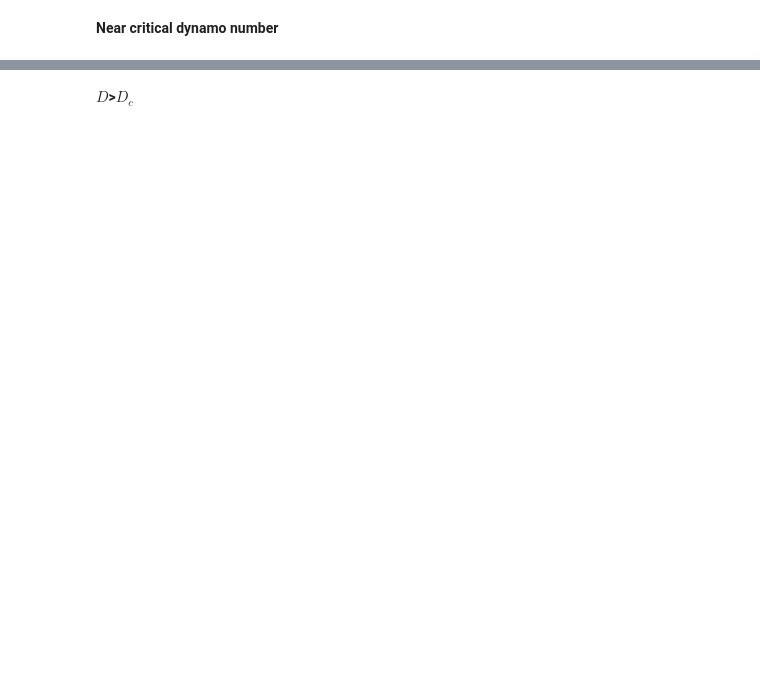
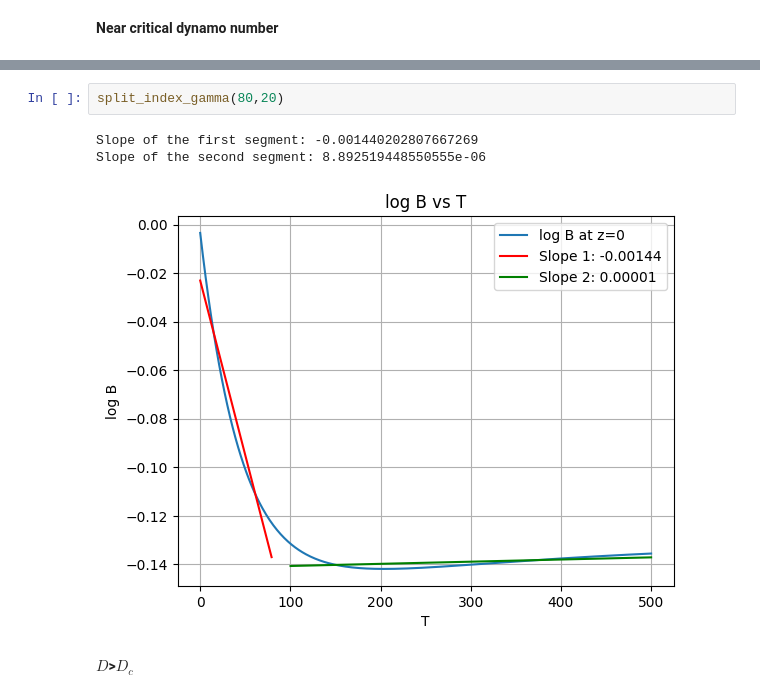
Before and after one commit to dimo192/dimo192.github.io, a Jupyter notebook: task 2/final.ipynb, the cells around one changed output, grey strips where cells are left out. Saved outputs shown, nothing was run; the diff lists cells and outputs as text; blank space fills up the shorter version.

```diff
--- a/task 2/final.ipynb
+++ b/task 2/final.ipynb
@@ -277,3 +297,9 @@ Gamma from linear fit for B_r: -9.18547747772067e-05
+# %%
+split_index_gamma(80,20)
+# %% [output]
+Slope of the first segment: -0.001440202807667269
+Slope of the second segment: 8.892519448550555e-06
+[figure, added]
 # %% [markdown]
 **$D$>$D_c$**
 # %%
```
Also changed, not shown: parts of 9 cells of this notebook, 5 other files.
